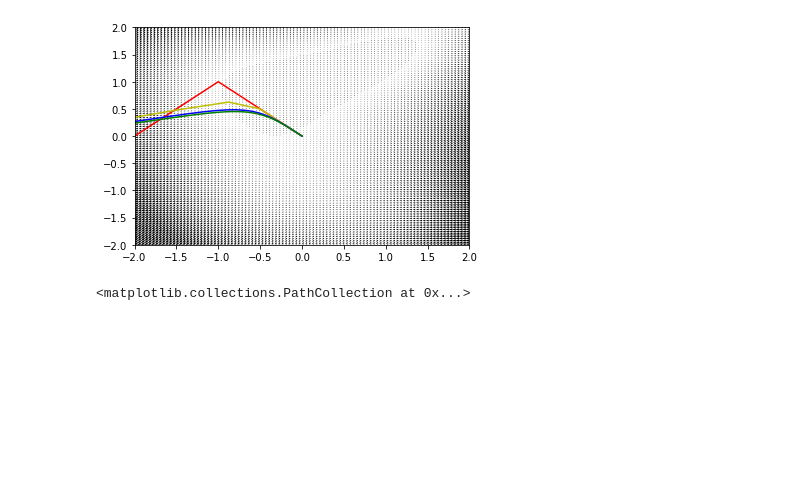
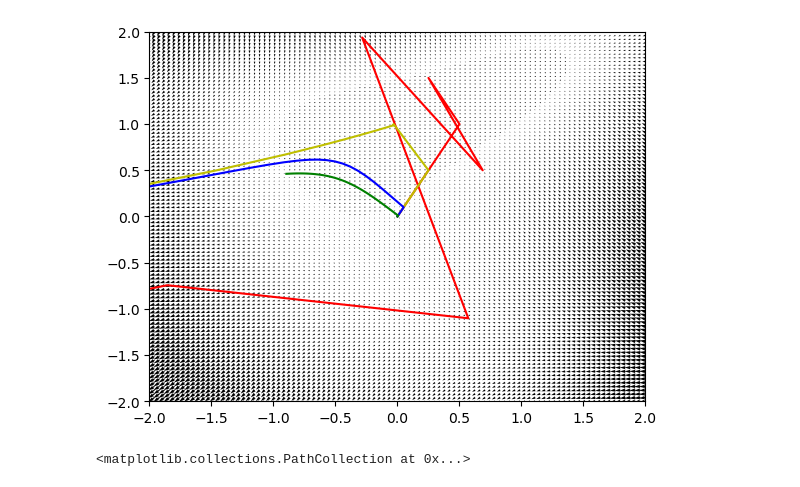
Before and after one commit to apoudel20/python-cbet, a Jupyter notebook: vector_field.ipynb, the cells around one changed output. Saved outputs shown, nothing was run; the diff lists cells and outputs as text; code cells hidden in the pictures; blank space fills up the shorter version.

Commit message:
reconstruction of crossings from curve

```diff
--- a/vector_field.ipynb
+++ b/vector_field.ipynb
@@ -15,13 +15,13 @@ V = 1 + X - Y**2
 # initialize a vector at the middle of the vector field
 x0 = 0
 y0 = 0
-U0 = 1
+U0 = .5
 V0 = 1
 
 # store the trajectory of the vector until it reaches the boundary
 x_list = [x0]
 y_list = [y0]
-while True:
+for i in range(100):
     x0 += U0
     y0 += V0
     U0 = -1 - x0**2 + y0
@@ -34,13 +34,13 @@ while True:
 # initialize a vector at the middle of the vector field
 x0 = 0
 y0 = 0
-U0 = -1 - x0**2 + y0
-V0 = 1 + x0 - y0**2
+U0 = .5
+V0 = 1
 
 # store the trajectory of the vector until it reaches the boundary
 x_list_coarse = [x0]
 y_list_coarse = [y0]
-while True:
+for i in range(100):
     x0 += U0/2
     y0 += V0/2
     U0 = -1 - x0**2 + y0
@@ -53,13 +53,13 @@ while True:
 # initialize a vector at the middle of the vector field
 x0 = 0
 y0 = 0
-U0 = -1 - x0**2 + y0
-V0 = 1 + x0 - y0**2
+U0 = .5
+V0 = 1
 
 # store a finer trajectory of the vector where it's recalculated at 10 times the resolution
 x_list_fine = [x0]
 y_list_fine = [y0]
-while True:
+for i in range(100):
     x0 += U0/10
     y0 += V0/10
     U0 = -1 - x0**2 + y0
@@ -72,36 +72,36 @@ while True:
 # initialize a vector at the middle of the vector field
 x0 = 0
 y0 = 0
-U0 = -1 - x0**2 + y0
+U0 = .5 - x0**2 + y0
 V0 = 1 + x0 - y0**2
 
 # store a finer trajectory of the vector where it's recalculated at 100 times the resolution
 x_list_finer = [x0]
 y_list_finer = [y0]
-while True:
+for i in range(100):
     x0 += U0/100
     y0 += V0/100
     U0 = -1 - x0**2 + y0
     V0 = 1 + x0 - y0**2
     x_list_finer.append(x0)
     y_list_finer.append(y0)
     if x0 < -2 or x0 > 2 or y0 < -2 or y0 > 2:
         break
 
 
 
 # plot the vector field and the trajectory
 fig, ax = plt.subplots()
 ax.quiver(X, Y, U, V)
 ax.plot(x_list, y_list, 'r')
 ax.plot(x_list_coarse, y_list_coarse, 'y')
 ax.plot(x_list_fine, y_list_fine, 'b')
 ax.plot(x_list_finer, y_list_finer, 'g')
 ax.set_xlim(-2, 2)
 ax.set_ylim(-2, 2)
 plt.show()
 # %% [output]
-[figure, old version]
+[figure, new version]
 # %%
 # Simulate an object thrown in the air
 # The object is thrown at an angle of 45 degrees with an initial velocity of 10 m/s
```
Also changed, not shown: parts of 9 cells of this notebook, 2 other files.
